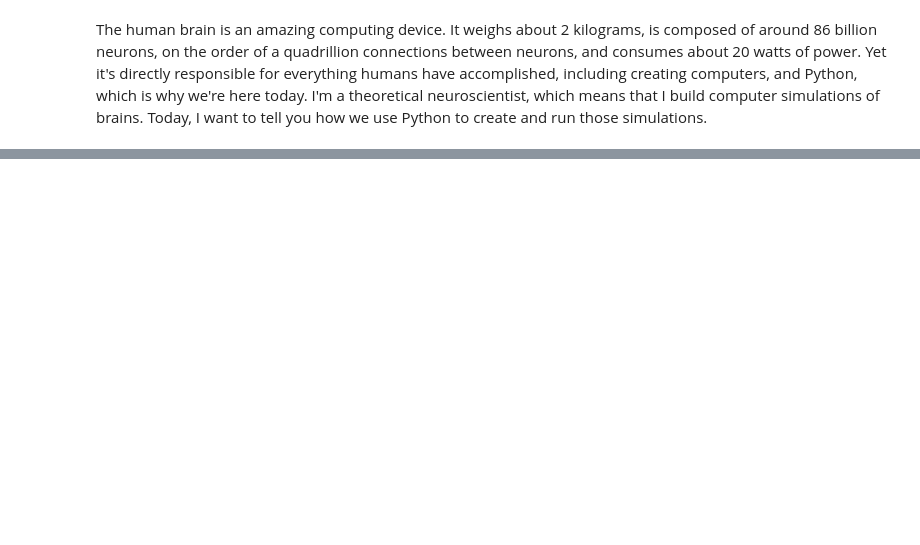
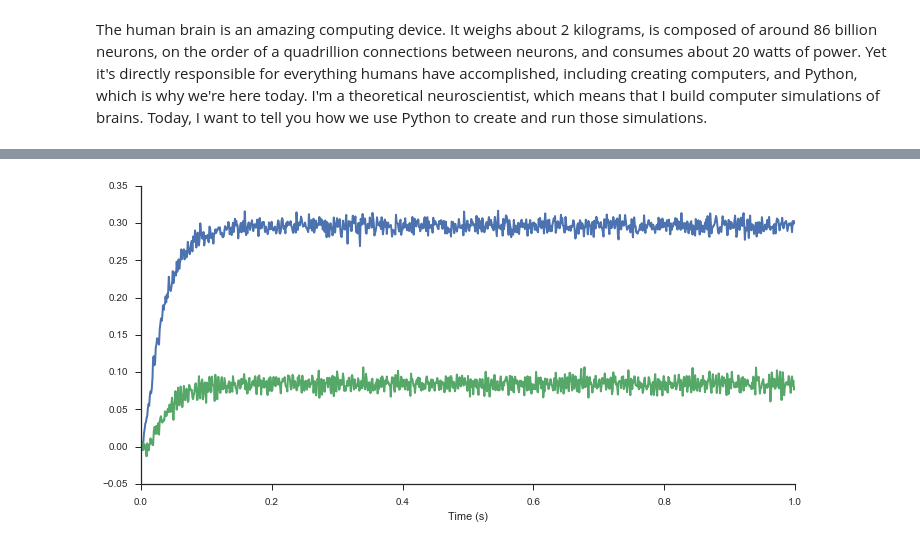
Before and after one commit to tbekolay/pycon2015, a Jupyter notebook: source.ipynb, the cells around one changed output, grey strips where cells are left out. Cells and saved outputs as stored; diff of their text form; code cells hidden in the pictures; blank space fills up the shorter version.

```diff
--- a/source.ipynb
+++ b/source.ipynb
@@ -601,0 +435,15 @@ Pointers to learn more
+# %%
+import nengo
+
+with nengo.Network(seed=1) as net:
+    val = nengo.Node(output=0.3)
+    x = nengo.Ensemble(40, dimensions=1)
+    squared = nengo.Ensemble(40, dimensions=1)
+    nengo.Connection(val, x)
+    nengo.Connection(x, squared, function=lambda x: x * x)
+
+    x_probe = nengo.Probe(x, synapse=0.03)
+    sq_probe = nengo.Probe(squared, synapse=0.03)
+# %%
+sim = nengo.Simulator(net)
+sim.run(1.0)
@@ -601,0 +452,7 @@ Pointers to learn more
+# %%
+plt.plot(sim.trange(), sim.data[x_probe])
+plt.plot(sim.trange(), sim.data[sq_probe])
+plt.xlabel("Time (s)")
+prettify()
+# %% [output]
+[figure, added]
```
Also changed, not shown: parts of 79 cells of this notebook, 19 other files.
